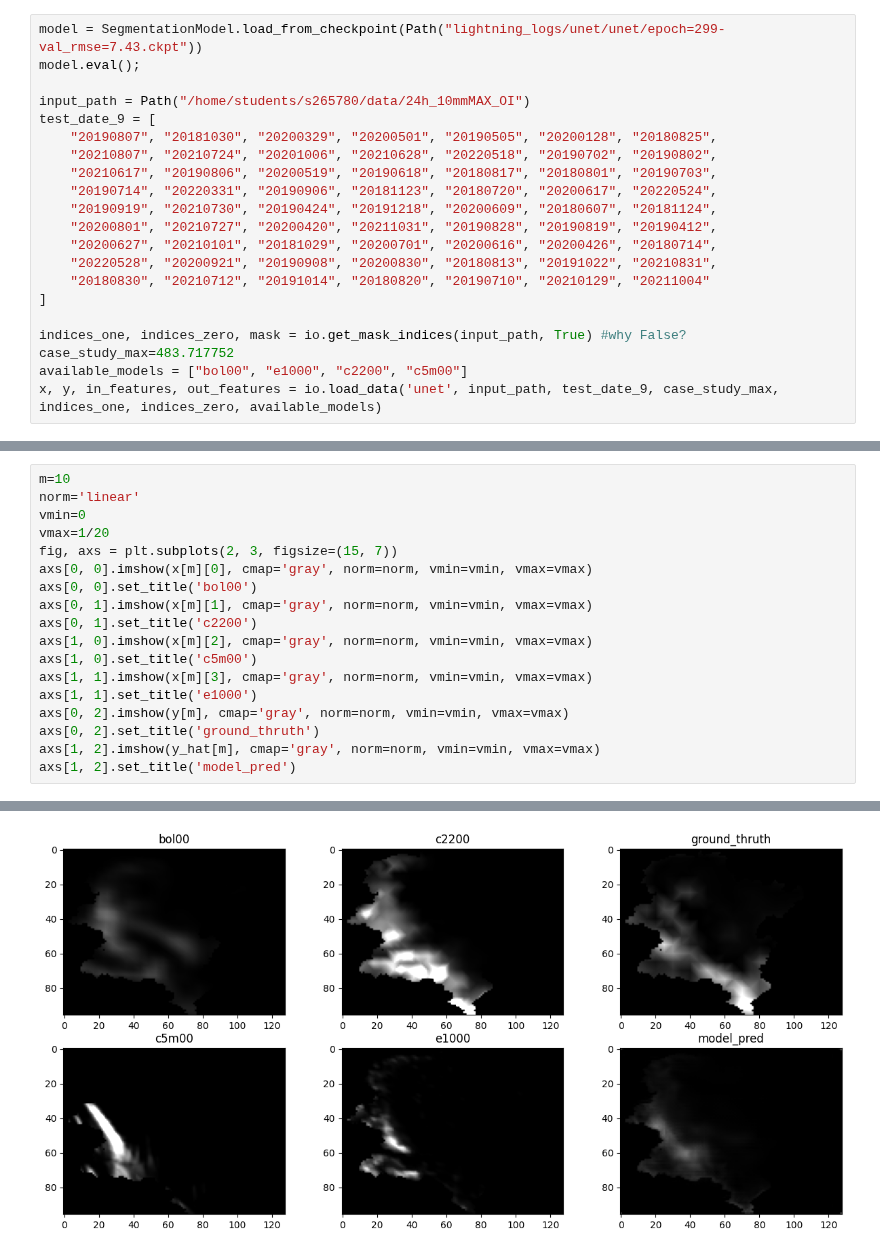
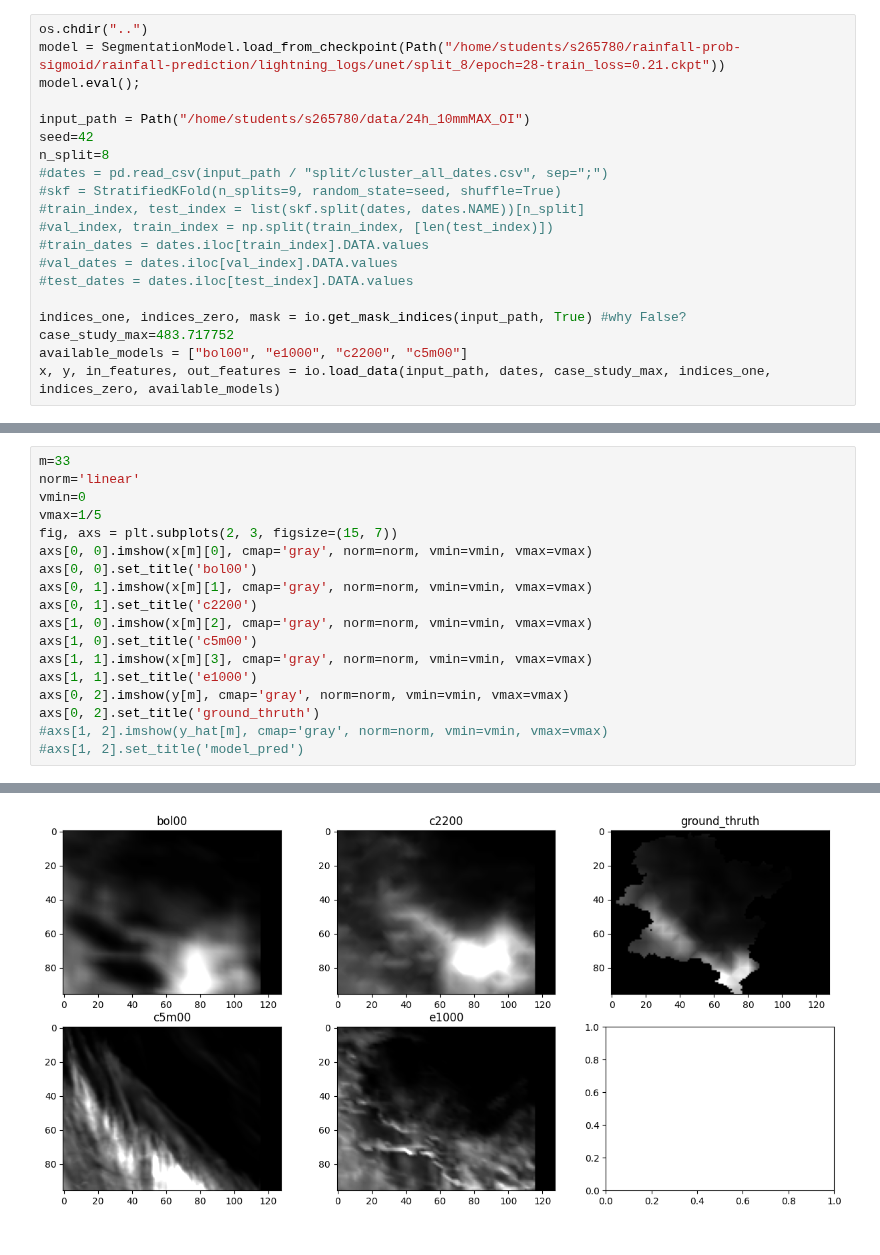
Before and after one commit to simone7monaco/rainfall-prediction, a Jupyter notebook: notebooks/Probabilities visualization.ipynb, the cells around one changed output, grey strips where cells are left out. Saved outputs shown, nothing was run; the diff lists cells and outputs as text.

```diff
--- a/notebooks/Probabilities visualization.ipynb
+++ b/notebooks/Probabilities visualization.ipynb
@@ -17,21 +74,20 @@ from models import SegmentationModel
 # %%
-model = SegmentationModel.load_from_checkpoint(Path("lightning_logs/unet/unet/epoch=299-val_rmse=7.43.ckpt"))
+os.chdir("..")
+model = SegmentationModel.load_from_checkpoint(Path("/home/students/s265780/rainfall-prob-sigmoid/rainfall-prediction/lightning_logs/unet/split_8/epoch=28-train_loss=0.21.ckpt"))
 model.eval();
 
 input_path = Path("/home/students/s265780/data/24h_10mmMAX_OI")
-test_date_9 = [
-    "20190807", "20181030", "20200329", "20200501", "20190505", "20200128", "20180825",
-    "20210807", "20210724", "20201006", "20210628", "20220518", "20190702", "20190802",
-    "20210617", "20190806", "20200519", "20190618", "20180817", "20180801", "20190703",
-    "20190714", "20220331", "20190906", "20181123", "20180720", "20200617", "20220524",
-    "20190919", "20210730", "20190424", "20191218", "20200609", "20180607", "20181124",
-    "20200801", "20210727", "20200420", "20211031", "20190828", "20190819", "20190412",
-    "20200627", "20210101", "20181029", "20200701", "20200616", "20200426", "20180714",
-    "20220528", "20200921", "20190908", "20200830", "20180813", "20191022", "20210831",
-    "20180830", "20210712", "20191014", "20180820", "20190710", "20210129", "20211004"
-]
+seed=42
+n_split=8
+#dates = pd.read_csv(input_path / "split/cluster_all_dates.csv", sep=";")
+#skf = StratifiedKFold(n_splits=9, random_state=seed, shuffle=True)
+#train_index, test_index = list(skf.split(dates, dates.NAME))[n_split]
+#val_index, train_index = np.split(train_index, [len(test_index)])
+#train_dates = dates.iloc[train_index].DATA.values
+#val_dates = dates.iloc[val_index].DATA.values
+#test_dates = dates.iloc[test_index].DATA.values
 
 indices_one, indices_zero, mask = io.get_mask_indices(input_path, True) #why False?
 case_study_max=483.717752
 available_models = ["bol00", "e1000", "c2200", "c5m00"]
-x, y, in_features, out_features = io.load_data('unet', input_path, test_date_9, case_study_max, indices_one, indices_zero, available_models)
+x, y, in_features, out_features = io.load_data(input_path, dates, case_study_max, indices_one, indices_zero, available_models)
@@ -42,8 +117,8 @@ y_hat = y_logit.squeeze().cpu().numpy()
 # %%
-m=10
+m=33
 norm='linear'
 vmin=0
-vmax=1/20
+vmax=1/5
 fig, axs = plt.subplots(2, 3, figsize=(15, 7))
 axs[0, 0].imshow(x[m][0], cmap='gray', norm=norm, vmin=vmin, vmax=vmax)
 axs[0, 0].set_title('bol00')
@@ -55,6 +130,6 @@ axs[1, 1].imshow(x[m][3], cmap='gray', norm=norm, vmin=vmin, vmax=vmax)
 axs[1, 1].set_title('e1000')
 axs[0, 2].imshow(y[m], cmap='gray', norm=norm, vmin=vmin, vmax=vmax)
 axs[0, 2].set_title('ground_thruth')
-axs[1, 2].imshow(y_hat[m], cmap='gray', norm=norm, vmin=vmin, vmax=vmax)
-axs[1, 2].set_title('model_pred')
+#axs[1, 2].imshow(y_hat[m], cmap='gray', norm=norm, vmin=vmin, vmax=vmax)
+#axs[1, 2].set_title('model_pred')
 # %% [output]
@@ -62 +137 @@ Text(0.5, 1.0, 'model_pred')
-[figure, old version]
+[figure, new version]
```
Also changed, not shown: parts of 14 cells of this notebook.
